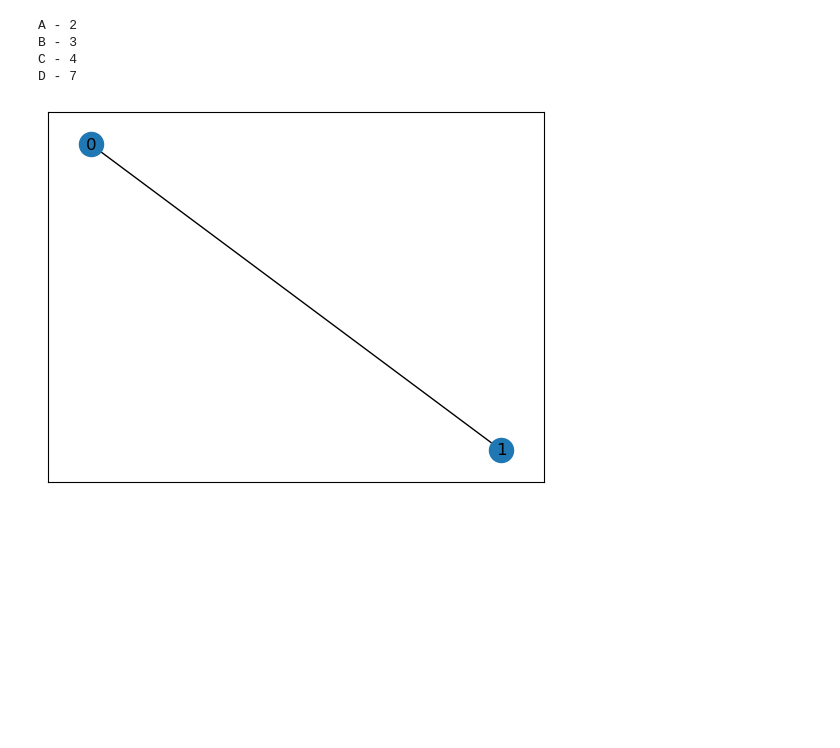
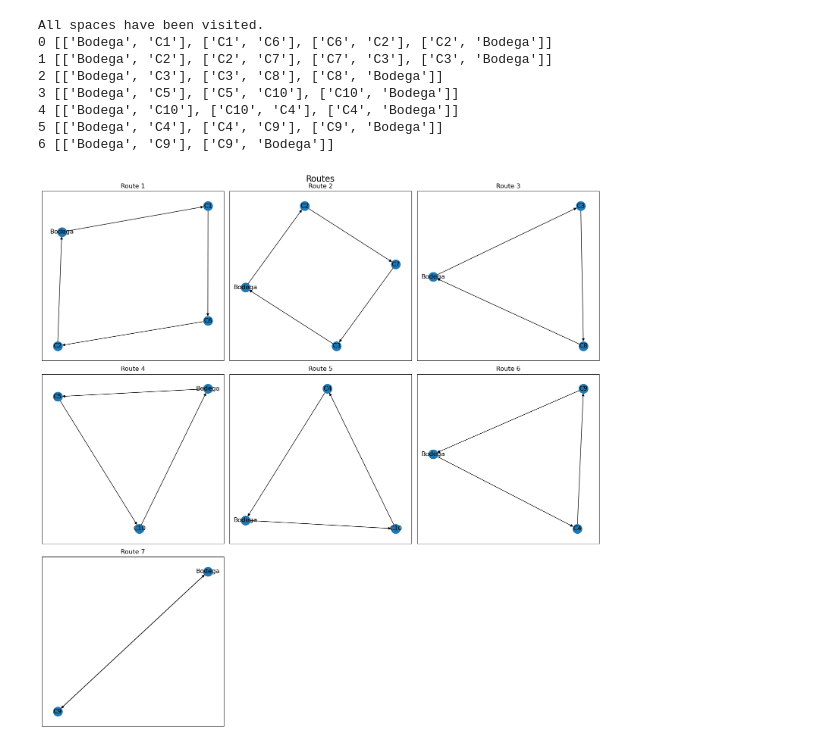
Before and after one commit to Racoo203/MA2001B.201, a Jupyter notebook: simpleTSP.ipynb, the cells around one changed output. Drawn from its saved outputs; the diff is of its cells as text; code cells hidden in the pictures; blank space fills up the shorter version.

```diff
--- a/simpleTSP.ipynb
+++ b/simpleTSP.ipynb
@@ -64,9 +22,0 @@ class Agent:
-# %%
-raul = Agent(5, 'HQ')
-for i in range(1):
-    raul.next()
-# %% [output]
-A - 2
-B - 3
-C - 4
-D - 7
@@ -79,4 +22,0 @@ def visualize(edges):
-# %%
-visualize([[0,1]])
-# %% [output]
-[figure, removed]
@@ -82,0 +111,30 @@ visualize([[0,1]])
+# %%
+# Environment
+# El primero es la HQ
+spaces = [
+    Space('Bodega', demand=0), # HQ
+    Space('C1', demand=2),
+    Space('C2', demand=3),
+    Space('C3', demand=4),
+    Space('C4', demand=7),
+    Space('C5', demand=5),
+    Space('C6', demand=2),
+    Space('C7', demand=3),
+    Space('C8', demand=4),
+    Space('C9', demand=7),
+    Space('C10', demand=5)]
+
+# Agent
+raul = Agent(6, spaces[0])
+
+raul.search(spaces)
+# %% [output]
+All spaces have been visited.
+0 [['Bodega', 'C1'], ['C1', 'C6'], ['C6', 'C2'], ['C2', 'Bodega']]
+1 [['Bodega', 'C2'], ['C2', 'C7'], ['C7', 'C3'], ['C3', 'Bodega']]
+2 [['Bodega', 'C3'], ['C3', 'C8'], ['C8', 'Bodega']]
+3 [['Bodega', 'C5'], ['C5', 'C10'], ['C10', 'Bodega']]
+4 [['Bodega', 'C10'], ['C10', 'C4'], ['C4', 'Bodega']]
+5 [['Bodega', 'C4'], ['C4', 'C9'], ['C9', 'Bodega']]
+6 [['Bodega', 'C9'], ['C9', 'Bodega']]
+[figure, added]
```
Also changed, not shown: parts of 4 cells of this notebook.
